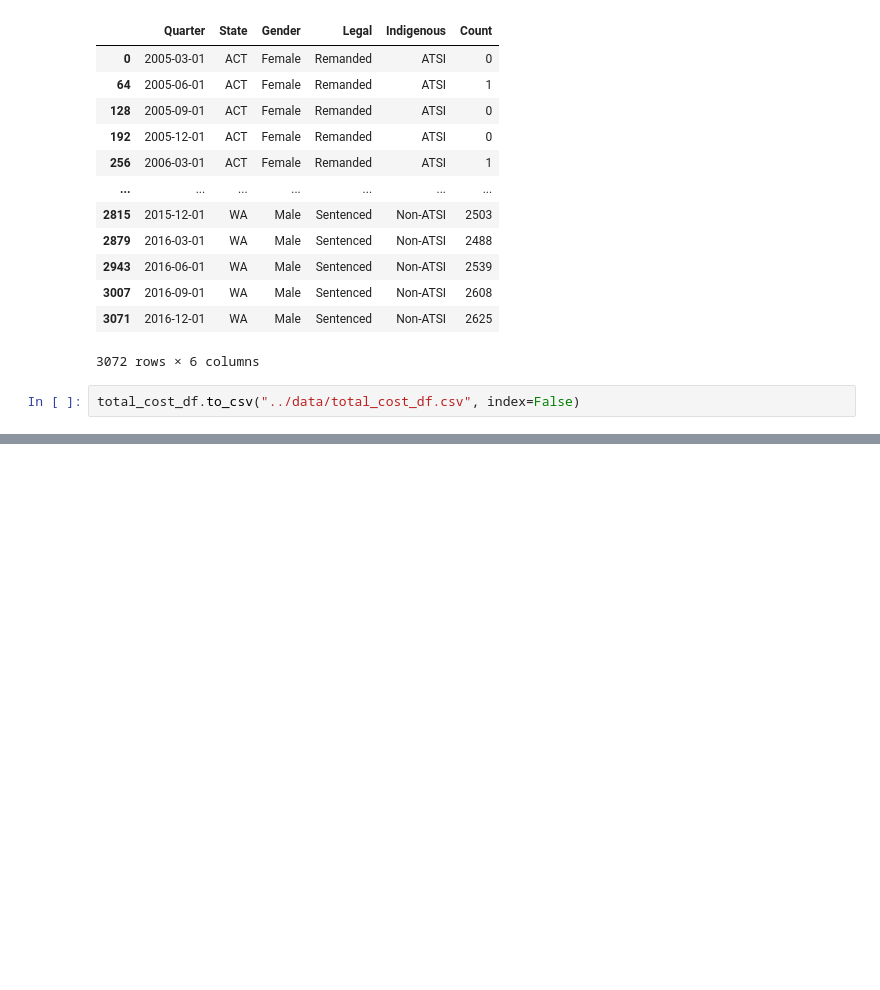
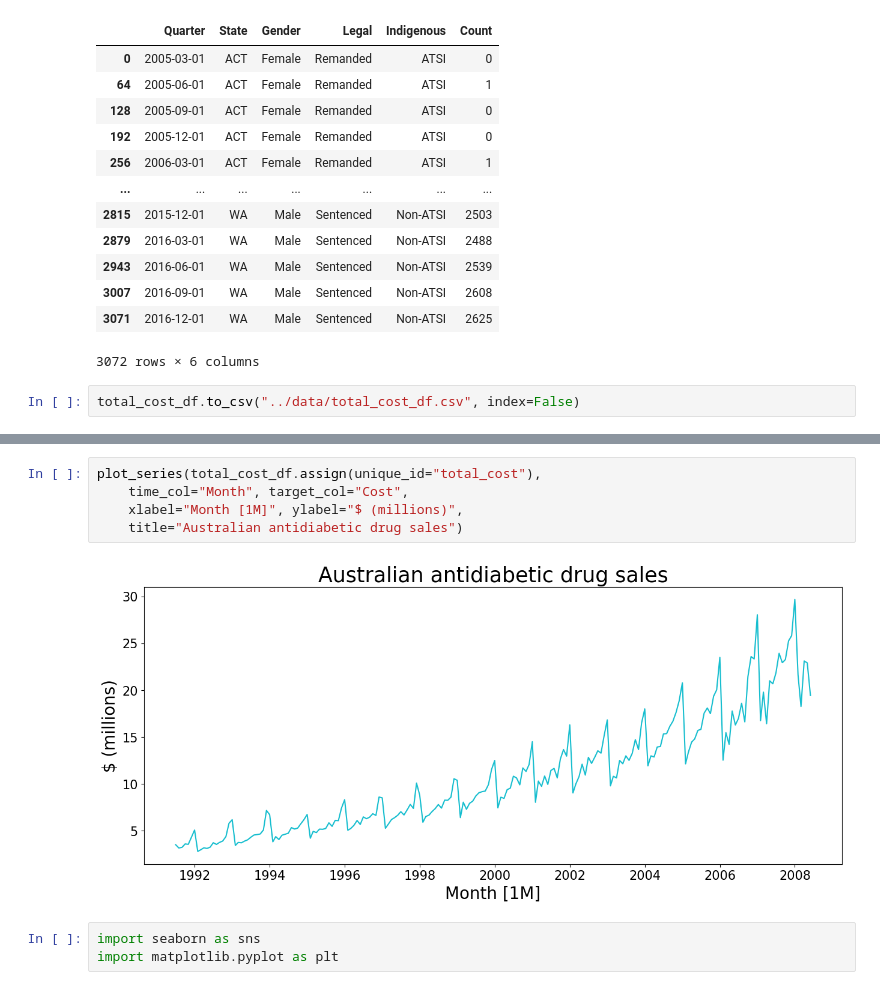
Before and after one commit to VanthuirMaia/project_forecanting, a Jupyter notebook: estudos/cap2.ipynb, the cells around one changed output, grey strips where cells are left out. Cells and saved outputs as stored; diff of their text form; blank space fills up the shorter version.

```diff
--- a/estudos/cap2.ipynb
+++ b/estudos/cap2.ipynb
@@ -257,0 +281,10 @@ total_cost_df.to_csv("../data/total_cost_df.csv", index=False)
+# %%
+plot_series(total_cost_df.assign(unique_id="total_cost"),
+    time_col="Month", target_col="Cost",
+    xlabel="Month [1M]", ylabel="$ (millions)",
+    title="Australian antidiabetic drug sales")
+# %% [output]
+[figure, added]
+# %%
+import seaborn as sns
+import matplotlib.pyplot as plt
```
Also changed, not shown: parts of 33 cells of this notebook, 1 other file.
